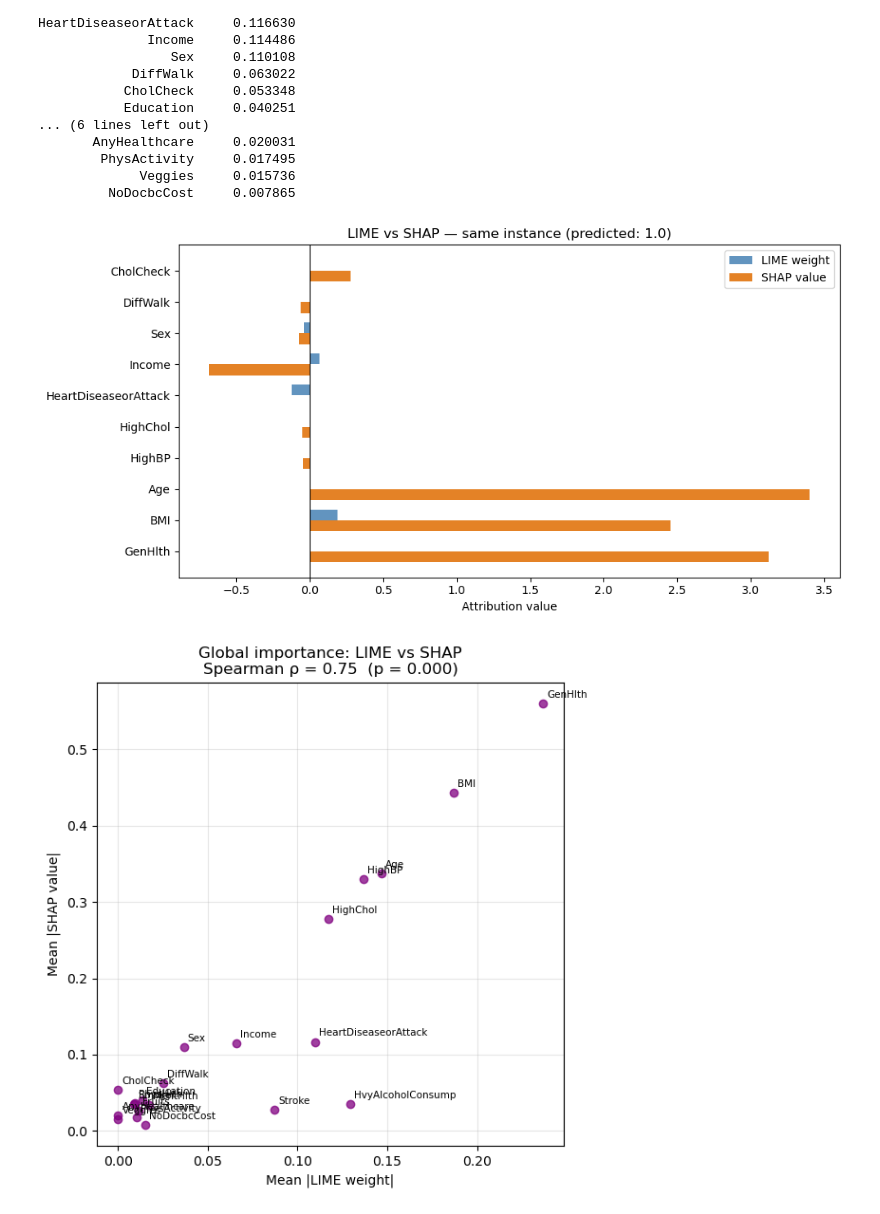
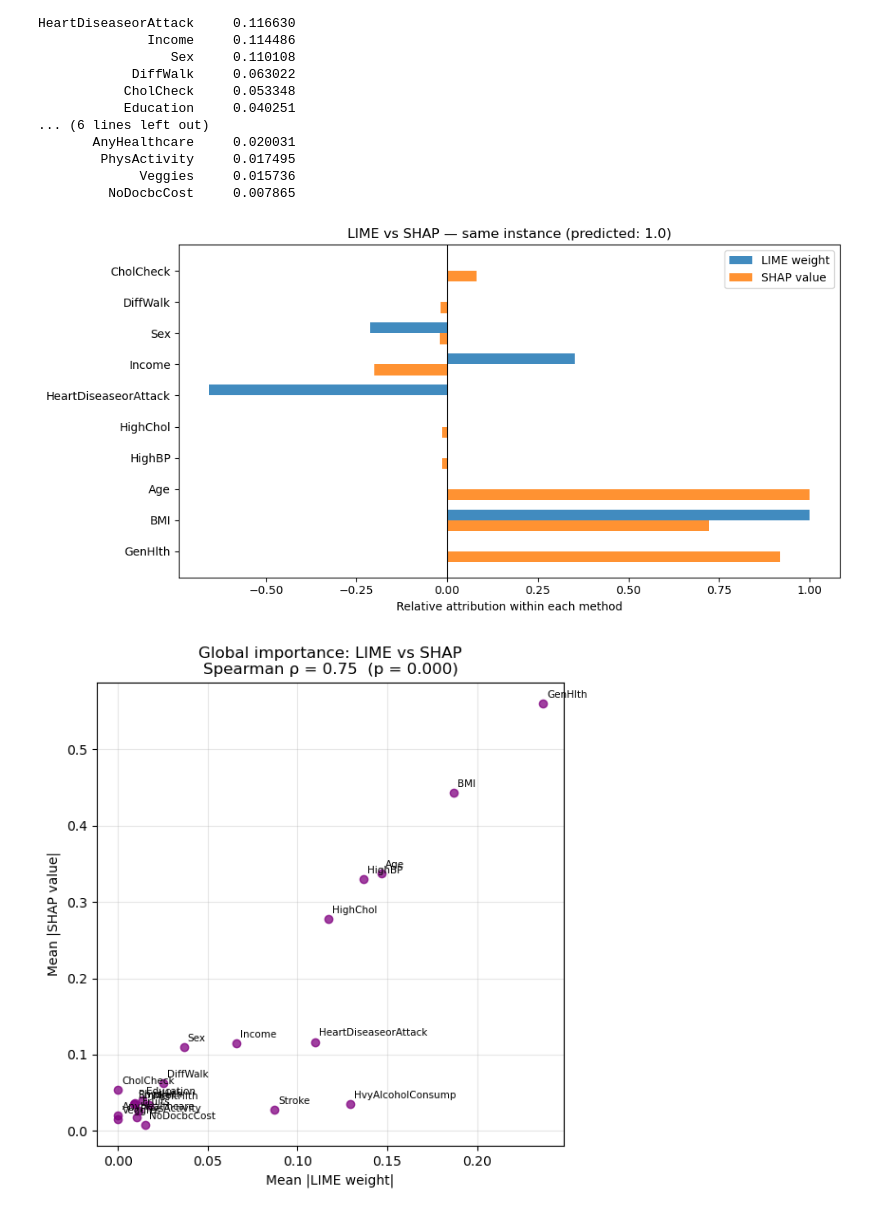
Before and after one commit to Stampe04/XAI_01, a Jupyter notebook: nn.ipynb, the cells around one changed output. Cells and saved outputs as stored; diff of their text form; code cells hidden in the pictures.

```diff
--- a/nn.ipynb
+++ b/nn.ipynb
@@ -403,11 +403,12 @@ for seed in range(N_RUNS):
         num_samples=5000,
     )
 
-    for feat_cond, _ in local_exp.as_list(label=pos_label):
-        feat_name = next((f for f in FEATURE_COLS if feat_cond.startswith(f)), feat_cond)
-        feature_counts[feat_name] += 1
-    for feat_name, _ in local_exp.as_list(label=pos_label):
-        feature_counts[feat_name] += 1
+for feat_cond, _ in local_exp.as_list(label=pos_label):
+    feat_name = next(
+        (f for f in FEATURE_COLS if feat_cond.startswith(f)),
+        feat_cond
+    )
+    feature_counts[feat_name] += 1
 
 stability_df = pd.DataFrame(
     feature_counts.most_common(), columns=['feature condition', f'appearances (/{N_RUNS})']
@@ -622,36 +612,70 @@ HeartDiseaseorAttack     0.116630
              Veggies     0.015736
          NoDocbcCost     0.007865
 # %%
+# LIME values for the same instance
 lime_by_feature = {}
+
 for feat_cond, w in exp.as_list(label=pos_label):
     feat = next((f for f in FEATURE_COLS if feat_cond.startswith(f)), None)
     if feat:
         lime_by_feature[feat] = w
 
+
 # SHAP values for the same instance
 shap_by_feature = dict(zip(FEATURE_COLS, sv_hi_pos))
 
+
 # Compare over the top-10 features by mean |SHAP| (global ranking)
 top10 = shap_global_df['feature'].head(10).tolist()
-lime_local  = [lime_by_feature.get(f, 0) for f in top10]
-shap_local  = [shap_by_feature[f] for f in top10]
 
+
+# Attribution values for those features
+lime_local = np.array([lime_by_feature.get(f, 0) for f in top10])
+shap_local = np.array([shap_by_feature[f] for f in top10])
+
+
+# Normalize ONLY for visualization
+lime_plot = lime_local / (np.max(np.abs(lime_local)) + 1e-12)
+shap_plot = shap_local / (np.max(np.abs(shap_local)) + 1e-12)
+
+
+# Plot
 x = np.arange(len(top10))
 bar_w = 0.35
 
 fig, ax = plt.subplots(figsize=(10, 5))
-ax.barh(x + bar_w/2, lime_local,  bar_w, label='LIME weight', color='steelblue', alpha=0.85)
-ax.barh(x - bar_w/2, shap_local,  bar_w, label='SHAP value',  color='#e06c00',  alpha=0.85)
+
+ax.barh(
+    x + bar_w/2,
+    lime_plot,
+    bar_w,
+    label='LIME weight',
+    alpha=0.85
+)
+
+ax.barh(
+    x - bar_w/2,
+    shap_plot,
+    bar_w,
+    label='SHAP value',
+    alpha=0.85
+)
+
 ax.set_yticks(x)
 ax.set_yticklabels(top10)
+
 ax.axvline(0, color='black', linewidth=0.8)
-ax.set_xlabel('Attribution value')
-ax.set_title(f'LIME vs SHAP — same instance (predicted: {pred_class})')
+
+ax.set_xlabel('Relative attribution within each method')
+ax.set_title(
+    f'LIME vs SHAP — same instance (predicted: {pred_class})'
+)
+
 ax.legend()
 plt.tight_layout()
 plt.show()
 # %% [output]
-[figure, old version]
+[figure, new version]
 # %%
 from scipy.stats import spearmanr
 
```
Also changed, not shown: parts of 13 cells of this notebook.
